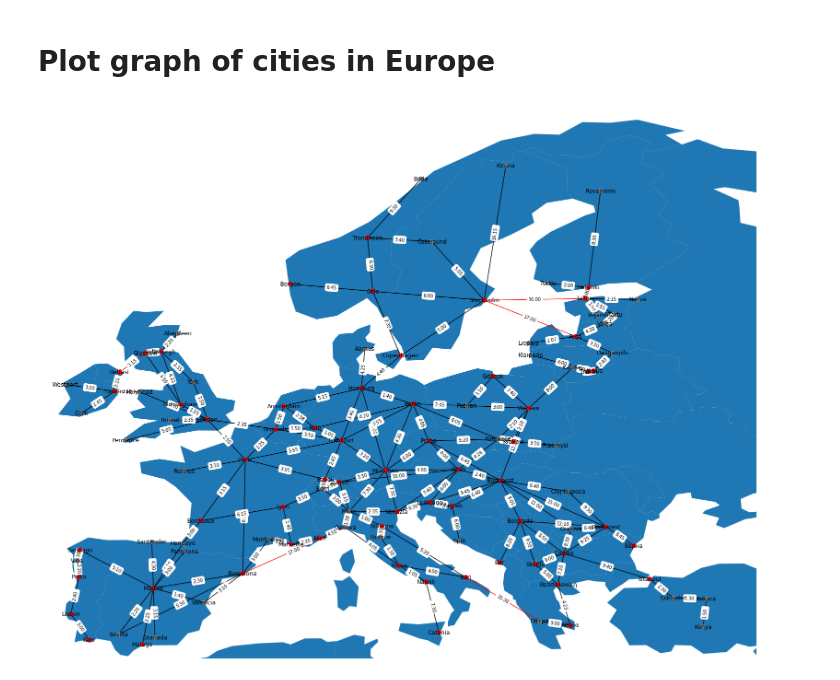
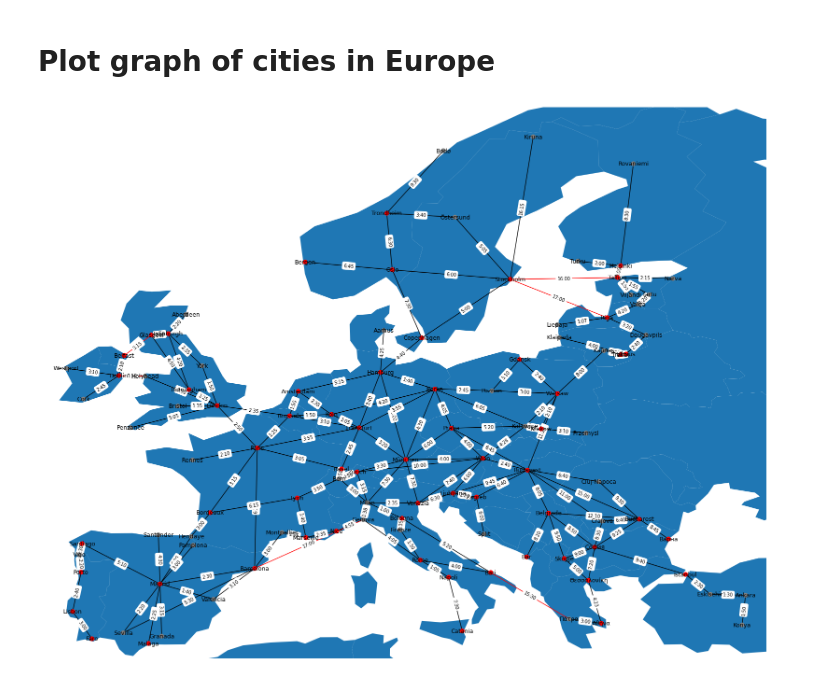
Before and after one commit to robsyc/InterWay, a Jupyter notebook: notebook.ipynb, the cells around one changed output. Drawn from its saved outputs; the diff is of its cells as text; code cells hidden in the pictures.

```diff
--- a/notebook.ipynb
+++ b/notebook.ipynb
@@ -363,7 +363,7 @@ try:
     def pickle_load(path):
         return pickle.load(path)
 
-    H = pickle_load("./data/cities.gpickle")
+    G = pickle_load("./data/cities.gpickle")
 
 
 except:
@@ -462,30 +445,39 @@ EdgeDataView([('Westport', 'Dublin', {'distance': 221.65498106188807, 'time': 19
 # %%
 # plot graph using longitude and latitude features of nodes as x and y coordinates
 import matplotlib.pyplot as plt
 import networkx as nx
 import geopandas as gpd
 import contextily as cx
 
-pos = {city: (data["long"], data["lat"]) for city, data in G.nodes(data=True)}
+def plot_graph(G, paths=None, weight="time", figsize=(20, 16)):
+    pos = {city: (data["long"], data["lat"]) for city, data in G.nodes(data=True)}
 
-# add background map
-world = gpd.read_file(gpd.datasets.get_path('naturalearth_lowres'))
-ax = world.plot(figsize=(20, 16))
-ax.set_xlim(-11, 36)
-ax.set_ylim(35.8, 72)
+    # add background map
+    world = gpd.read_file(gpd.datasets.get_path('naturalearth_lowres'))
+    ax = world.plot(figsize=(20, 16))
+    ax.set_xlim(-11, 34)
+    ax.set_ylim(35.8, 70)
 
-# color nodes grey if they have no airport "iata_code"
-node_colors = ["red" if data["iata_code"] else "grey" for city, data in G.nodes(data=True)]
+    # color nodes grey if they have no airport "iata_code"
+    node_colors = ["red" if data["iata_code"] else "grey" for city, data in G.nodes(data=True)]
 
-# color edges red if they are a ferry
-edge_colors = ["red" if data["type"] == "ferry" else "black" for u, v, data in G.edges(data=True)]
+    # color edges red if they are a ferry
+    edge_colors = ["red" if data["type"] == "ferry" else "black" for u, v, data in G.edges(data=True)]
 
-# add edge feature "time" in format hh:mm to the plot
-edge_labels = {(u, v): f"{data['time']//60}:{data['time']%60:02d}" for u, v, data in G.edges(data=True)}
+    # add edge feature "time" in format hh:mm to the plot
+    edge_labels = {(u, v): f"{data['time']//60}:{data['time']%60:02d}" for u, v, data in G.edges(data=True)}
 
-nx.draw(G, pos, with_labels=True, node_size=40, font_size=9, node_color=node_colors, edge_color=edge_colors, ax=ax)
-nx.draw_networkx_edge_labels(G, pos, edge_labels=edge_labels, font_size=7, ax=ax)
+    nx.draw(G, pos, with_labels=True, node_size=40, font_size=9, node_color=node_colors, edge_color=edge_colors, ax=ax)
+    nx.draw_networkx_edge_labels(G, pos, edge_labels=edge_labels, font_size=7, ax=ax)
 
-plt.show()
+    # add paths to the plot
+    if paths:
+        for path in paths:
+            edges = list(zip(path, path[1:]))
+            nx.draw_networkx_edges(G, pos, edgelist=edges, edge_color="pink", width=2, ax=ax)
+
+    plt.show()
+
+plot_graph(G)
 # %% [output]
-[figure, old version]
+[figure, new version]
```
Also changed, not shown: parts of 3 cells of this notebook, 1 other file.
